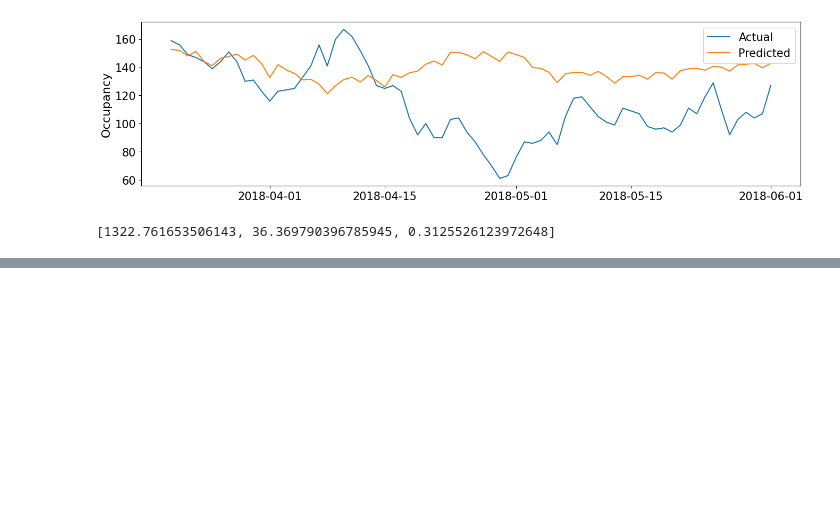
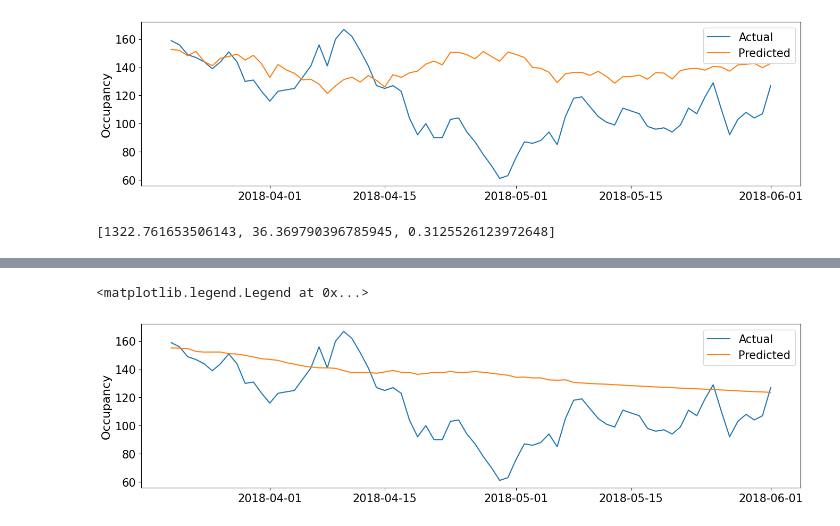
Before and after one commit to aaronbittel/intelligent-planning-of-care-staff, a Jupyter notebook: models/sarima/sarima_analysis.ipynb, the cells around one changed output, grey strips where cells are left out. Cells and saved outputs as stored; diff of their text form; code cells hidden in the pictures; blank space fills up the shorter version.

```diff
--- a/models/sarima/sarima_analysis.ipynb
+++ b/models/sarima/sarima_analysis.ipynb
@@ -235,0 +279,12 @@ mape = mean_absolute_percentage_error(test_data, forecast_train_data_whole_test_
+# %%
+# Test until end of data
+forecast_train_data_whole_test_data_sarima = model_fit_sarima.forecast(steps=forecast_steps_whole_test_data) # 30 days into the future
+# %%
+plt.figure(figsize=(16,4))
+plt.plot(test_data, label="Actual") # No diff because we are working with stationary data
+plt.plot(forecast_train_data_whole_test_data_sarima, label="Predicted")
+plt.ylabel('Occupancy', fontsize=16)
+plt.legend()
+# %% [output]
+<matplotlib.legend.Legend at 0x...>
+[figure, added]
```
Also changed, not shown: parts of 7 cells of this notebook.
